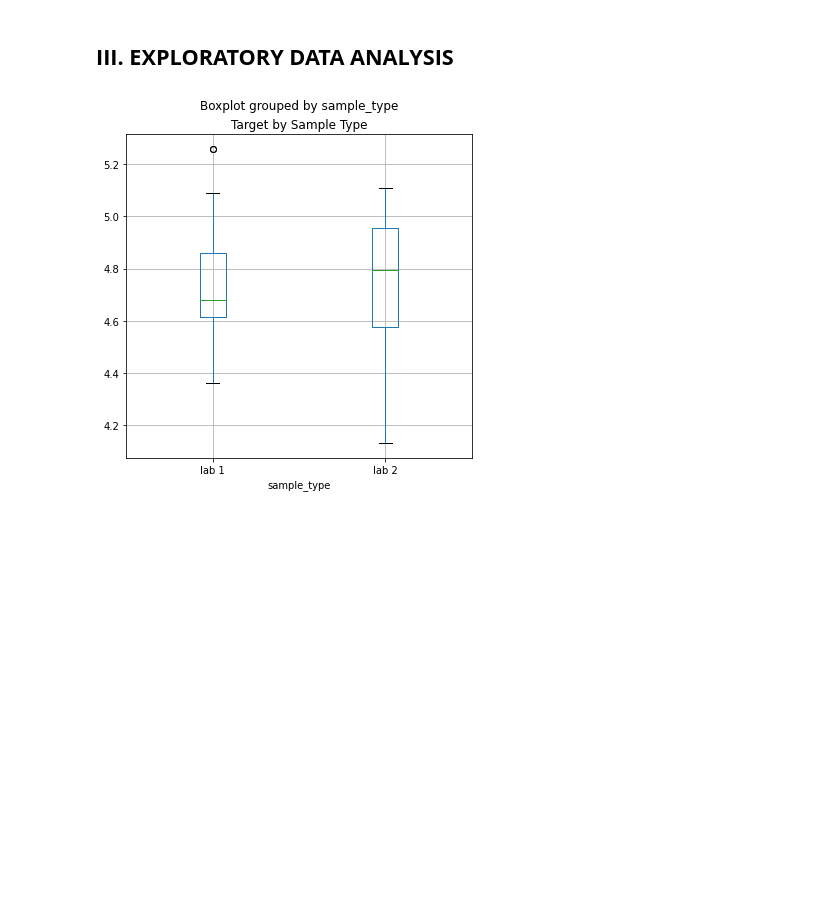
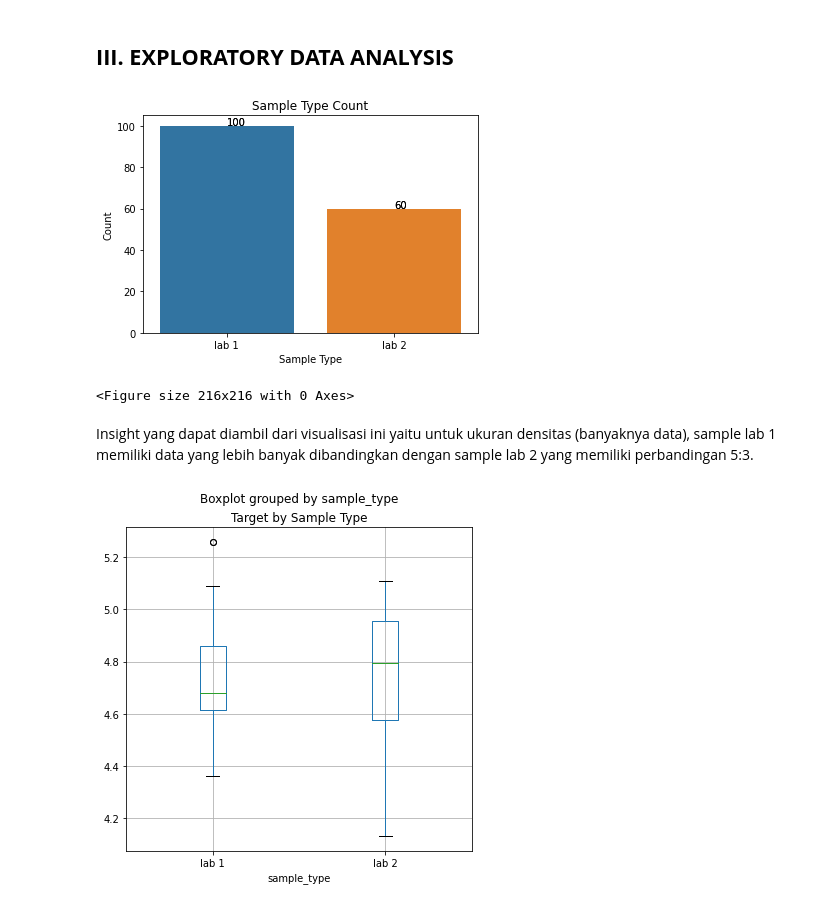
Before and after one commit to Nurrahmawatii/Talent_Fair, a Jupyter notebook: Nurrahmawati_TalentFair.ipynb, the cells around one changed output. Cells and saved outputs as stored; diff of their text form; code cells hidden in the pictures; blank space fills up the shorter version.

```diff
--- a/Nurrahmawati_TalentFair.ipynb
+++ b/Nurrahmawati_TalentFair.ipynb
@@ -509,6 +509,28 @@ See the caveats in the documentation: https://pandas.pydata.org/pandas-docs/stab
 100 rows × 6 columns
 # %% [markdown]
 ## **III. EXPLORATORY DATA ANALYSIS**
+# %%
+# create a bar plot
+sns.countplot(data=data, x='sample_type')
+
+ax = sns.countplot(data=data, x='sample_type')
+for p in ax.patches:
+    ax.annotate(int(p.get_height()), (p.get_x()+0.4, p.get_height()+0.1))
+
+# set the title and labels
+plt.title('Sample Type Count')
+plt.xlabel('Sample Type')
+plt.ylabel('Count')
+
+plt.figure(figsize=(3, 3))
+
+# show the plot
+plt.show()
+# %% [output]
+[figure, added]
+<Figure size 216x216 with 0 Axes>
+# %% [markdown]
+Insight yang dapat diambil dari visualisasi ini yaitu untuk ukuran densitas (banyaknya data), sample lab 1 memiliki data yang lebih banyak dibandingkan dengan sample lab 2 yang memiliki perbandingan 5:3.
 # %%
 fig, ax = plt.subplots(nrows=1, ncols=1, figsize=(6, 6))
 data.boxplot(column=["target"], by="sample_type", ax=ax)
```
Also changed, not shown: parts of 5 cells of this notebook.
